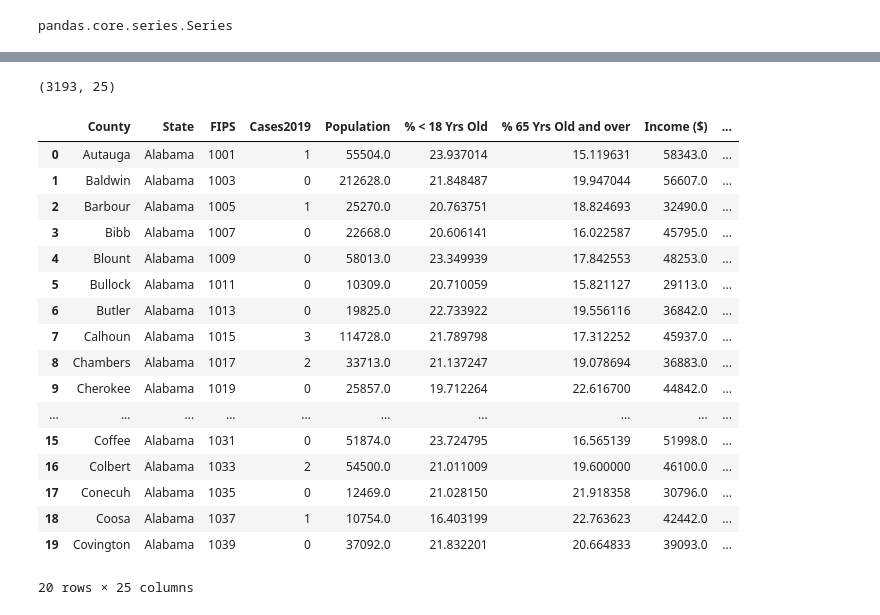
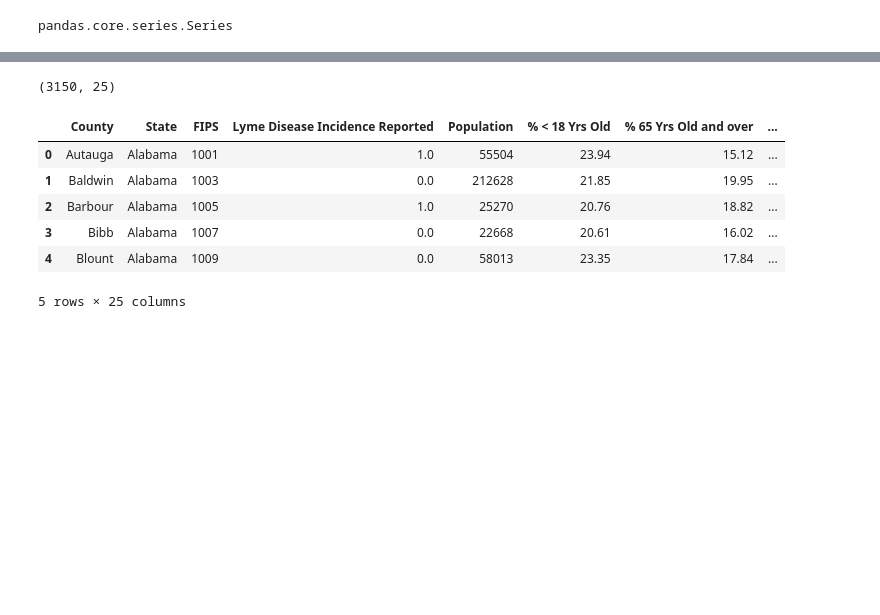
Before and after one commit to Tsoggy/Lyme_Disease, a Jupyter notebook: Demographic_data_2019_ETL.ipynb, the cells around one changed output, grey strips where cells are left out. Drawn from its saved outputs; the diff is of its cells as text; code cells hidden in the pictures; blank space fills up the shorter version.

Commit message:
cleaned merged dataset

```diff
--- a/Demographic_data_2019_ETL.ipynb
+++ b/Demographic_data_2019_ETL.ipynb
@@ -41,29 +41,29 @@ df_demographics = pd.DataFrame(data={"FIPS":df['FIPS'],
                                      "State":df['State'],
                                      "County":df['County'],
                                      "Population":df['Population'],
-                                     "% < 18 Yrs Old":df['% < 18'],
-                                     "% 65 Yrs Old and over": df['% 65 and over'],
-                                     "Income ($)": df['Household Income'],
+                                     "% < 18 Yrs Old":df['% < 18'].map("{:.2f}".format),
+                                     "% 65 Yrs Old and over": df['% 65 and over'].map("{:.2f}".format),
+                                     "Income ($)": df['Household Income'].map("${:.2f}".format),
                                      "African American (Count)": df['# African American'],
-                                     "African American (%)": df['% African American'],
+                                     "African American (%)": df['% African American'].map("{:.2f}".format),
                                      "American Indian/Alaskan Native (Count)": df['# American Indian/Alaskan Native'],
-                                     "American Indian/Alaskan Native(%)": df['% American Indian/Alaskan Native'],
+                                     "American Indian/Alaskan Native(%)": df['% American Indian/Alaskan Native'].map("{:.2f}".format),
                                      "Asian (Count)": df['# Asian'],
-                                     "Asian (%)": df['% Asian'],
+                                     "Asian (%)": df['% Asian'].map("{:.2f}".format),
                                      "Native Hawaiian/Other Pacific Islander (Count)":df['# Native Hawaiian/Other Pacific Islander'],
-                                     "Native Hawaiian/Other Pacific Islander (%)":df['% Native Hawaiian/Other Pacific Islander'],
+                                     "Native Hawaiian/Other Pacific Islander (%)": df['% Native Hawaiian/Other Pacific Islander'].map("{:.2f}".format),
                                      "Hispanic (Count)": df['# Hispanic'],
-                                     "Hispanic (%)": df['% Hispanic'],
+                                     "Hispanic (%)": df['% Hispanic'].map("{:.2f}".format),
                                      "Non-Hispanic White (Count)":df['# Non-Hispanic White'],
-                                     "Non-Hispanic White (%)": df['% Non-Hispanic White'],
-                                     "Female (%)": df['% Female'],
+                                     "Non-Hispanic White (%)": df['% Non-Hispanic White'].map("{:.2f}".format),
+                                     "Female (%)": df['% Female'].map("{:.2f}".format),
                                      "Rural (Count)": df['# Rural'],
-                                     "Rural (%)": df['% Rural'],
-                                     "Life Expectancy": df['Life Expectancy'],
+                                     "Rural (%)": df['% Rural'].map("{:.2f}".format),
+                                     "Life Expectancy": df['Life Expectancy'].map("{:.2f}".format),
                                      "Deaths (Count)": df['# Deaths']
                                     })
 print(df_demographics.shape)
-df_demographics.head(20)
+df_demographics.head(15)
 # %% [output]
 (3142, 24)
 |  | FIPS | State | County | Population | % < 18 Yrs Old | % 65 Yrs Old and over | Income ($) | ... |
@@ -133,9 +132,9 @@ lyme_df.head(20)
 # %%
-df_lyme_2019 = lyme_df.drop(columns=['STCODE', 'CTYCODE', 'Ctyname', 'Cases2000', 'Cases2001',
+df_lyme_2019 = lyme_df.drop(columns=['STCODE', 'CTYCODE', 'Unique Identifier','Ctyname', 'Cases2000', 'Cases2001',
        'Cases2002', 'Cases2003', 'Cases2004', 'Cases2005', 'Cases2006',
        'Cases2007', 'Cases2008', 'Cases2009', 'Cases2010', 'Cases2011',
        'Cases2012', 'Cases2013', 'Cases2014', 'Cases2015', 'Cases2016','Cases2017','Cases2018'])
-df_lyme_2019 = df_lyme_2019.rename(columns={'Ctyname_Updated':'County','Stname':'State'})
+df_lyme_2019 = df_lyme_2019.rename(columns={'Ctyname_Updated':'County','Stname':'State','Cases2019':'Lyme Disease Incidence Reported'})
 print(df_lyme_2019.shape)
 df_lyme_2019.head()
 # %% [output]
@@ -173,27 +172,16 @@ Cases2019     int64
 dtype: object
 # %%
-df_merged = df_lyme_2019.merge(df_demographics, how ='left')
+df_merged = df_lyme_2019.merge(df_demographics, how ='right')
 
 
 print(df_merged.shape)
-df_merged.head(20)
+df_merged.head()
 # %% [output]
-(3193, 25)
+(3150, 25)
-|  | County | State | FIPS | Cases2019 | Population | % < 18 Yrs Old | % 65 Yrs Old and over | Income ($) | ... |
-| 0 | Autauga | Alabama | 1001 | 1 | 55504.0 | 23.937014 | 15.119631 | 58343.0 | ... |
-| 1 | Baldwin | Alabama | 1003 | 0 | 212628.0 | 21.848487 | 19.947044 | 56607.0 | ... |
-| 2 | Barbour | Alabama | 1005 | 1 | 25270.0 | 20.763751 | 18.824693 | 32490.0 | ... |
-| 3 | Bibb | Alabama | 1007 | 0 | 22668.0 | 20.606141 | 16.022587 | 45795.0 | ... |
-| 4 | Blount | Alabama | 1009 | 0 | 58013.0 | 23.349939 | 17.842553 | 48253.0 | ... |
-| 5 | Bullock | Alabama | 1011 | 0 | 10309.0 | 20.710059 | 15.821127 | 29113.0 | ... |
-| 6 | Butler | Alabama | 1013 | 0 | 19825.0 | 22.733922 | 19.556116 | 36842.0 | ... |
-| 7 | Calhoun | Alabama | 1015 | 3 | 114728.0 | 21.789798 | 17.312252 | 45937.0 | ... |
-| 8 | Chambers | Alabama | 1017 | 2 | 33713.0 | 21.137247 | 19.078694 | 36883.0 | ... |
-| 9 | Cherokee | Alabama | 1019 | 0 | 25857.0 | 19.712264 | 22.616700 | 44842.0 | ... |
-| ... | ... | ... | ... | ... | ... | ... | ... | ... | ... |
-| 15 | Coffee | Alabama | 1031 | 0 | 51874.0 | 23.724795 | 16.565139 | 51998.0 | ... |
-| 16 | Colbert | Alabama | 1033 | 2 | 54500.0 | 21.011009 | 19.600000 | 46100.0 | ... |
-| 17 | Conecuh | Alabama | 1035 | 0 | 12469.0 | 21.028150 | 21.918358 | 30796.0 | ... |
-| 18 | Coosa | Alabama | 1037 | 1 | 10754.0 | 16.403199 | 22.763623 | 42442.0 | ... |
-| 19 | Covington | Alabama | 1039 | 0 | 37092.0 | 21.832201 | 20.664833 | 39093.0 | ... |
+|  | County | State | FIPS | Lyme Disease Incidence Reported | Population | % < 18 Yrs Old | % 65 Yrs Old and over | ... |
+| 0 | Autauga | Alabama | 1001 | 1.0 | 55504 | 23.94 | 15.12 | ... |
+| 1 | Baldwin | Alabama | 1003 | 0.0 | 212628 | 21.85 | 19.95 | ... |
+| 2 | Barbour | Alabama | 1005 | 1.0 | 25270 | 20.76 | 18.82 | ... |
+| 3 | Bibb | Alabama | 1007 | 0.0 | 22668 | 20.61 | 16.02 | ... |
+| 4 | Blount | Alabama | 1009 | 0.0 | 58013 | 23.35 | 17.84 | ... |
-20 rows × 25 columns
+5 rows × 25 columns
```
Also changed, not shown: parts of 15 cells of this notebook, 2 other files.
